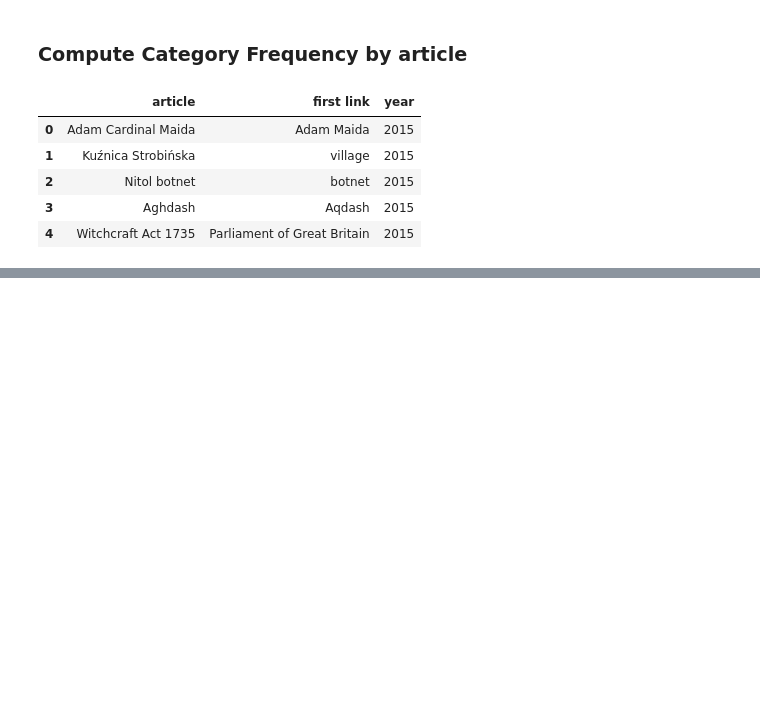
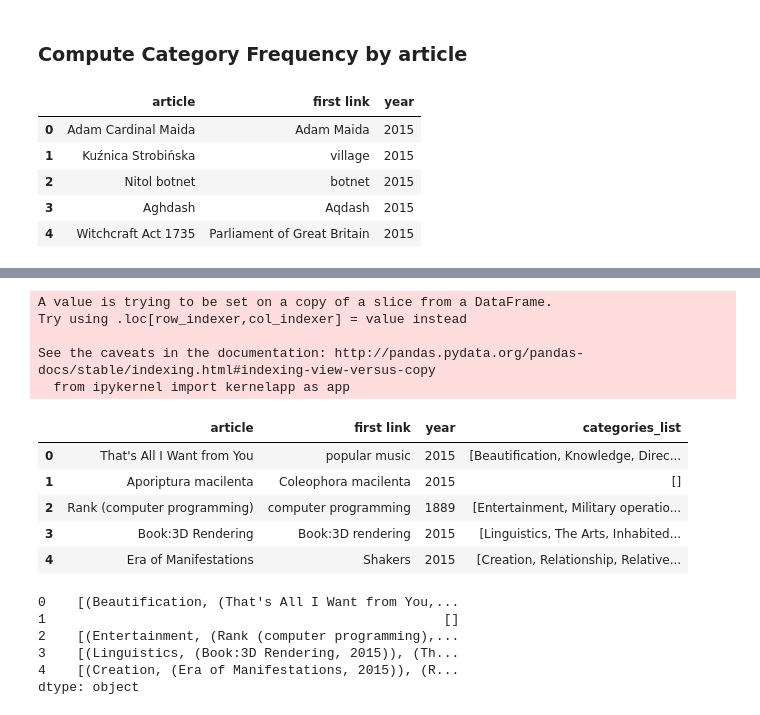
Before and after one commit to marksibrahim/historical_wikipedia, a Jupyter notebook: src/sample_category_articles_by_decade.ipynb, the cells around one changed output, grey strips where cells are left out. Drawn from its saved outputs; the diff is of its cells as text; code cells hidden in the pictures; blank space fills up the shorter version.

```diff
--- a/src/sample_category_articles_by_decade.ipynb
+++ b/src/sample_category_articles_by_decade.ipynb
@@ -134,0 +176,19 @@ fln_df.head()
+# %%
+def get_article_categories_list(title):
+    """
+    returns a list of categories (not accounting for frequency)
+    based on the words in the title
+        words appearing more than once in the title are not double counted
+    """
+    article_categories = set([])
+    try:
+        for word in title.split():
+            #eliminate duplicates
+            word_categories = set(categories_dict.get(word.lower().strip("()"), []))
+            article_categories = article_categories.union(word_categories)
+        if article_categories:
+            return list(article_categories)
+        else:
+            return []
+    except AttributeError:
+        return []
@@ -134,0 +218,42 @@ fln_df.head()
+# %%
+combined_df = fln_df[:10000]
+combined_df["categories_list"] = pd.Series(fln_df[:10000]["article"].map(get_article_categories_list))
+# create column of empty list for tuples
+categories_df["list_of_article_year_tuples"] = np.empty((len(categories_df), 0)).tolist()
+# %% [output]
+A value is trying to be set on a copy of a slice from a DataFrame.
+Try using .loc[row_indexer,col_indexer] = value instead
+
+See the caveats in the documentation: http://pandas.pydata.org/pandas-docs/stable/indexing.html#indexing-view-versus-copy
+  from ipykernel import kernelapp as app
+# %%
+combined_df.head()
+# %% [output]
+|  | article | first link | year | categories_list |
+| 0 | That's All I Want from You | popular music | 2015 | [Beautification, Knowledge, Direc... |
+| 1 | Aporiptura macilenta | Coleophora macilenta | 2015 | [] |
+| 2 | Rank (computer programming) | computer programming | 1889 | [Entertainment, Military operatio... |
+| 3 | Book:3D Rendering | Book:3D rendering | 2015 | [Linguistics, The Arts, Inhabited... |
+| 4 | Era of Manifestations | Shakers | 2015 | [Creation, Relationship, Relative... |
+# %%
+def get_category_article_and_year(df_row):
+    if df_row["categories_list"]:
+        categories_and_tuple = []
+        for category in df_row["categories_list"]:
+            categories_and_tuple.append((category, (df_row["article"], df_row["year"])))
+        return categories_and_tuple
+    else:
+        return []
+
+
+
+values = combined_df.apply(get_category_article_and_year, axis=1)
+
+values.head()
+# %% [output]
+0    [(Beautification, (That's All I Want from You,...
+1                                                   []
+2    [(Entertainment, (Rank (computer programming),...
+3    [(Linguistics, (Book:3D Rendering, 2015)), (Th...
+4    [(Creation, (Era of Manifestations, 2015)), (R...
+dtype: object
```
Also changed, not shown: parts of 13 cells of this notebook.
